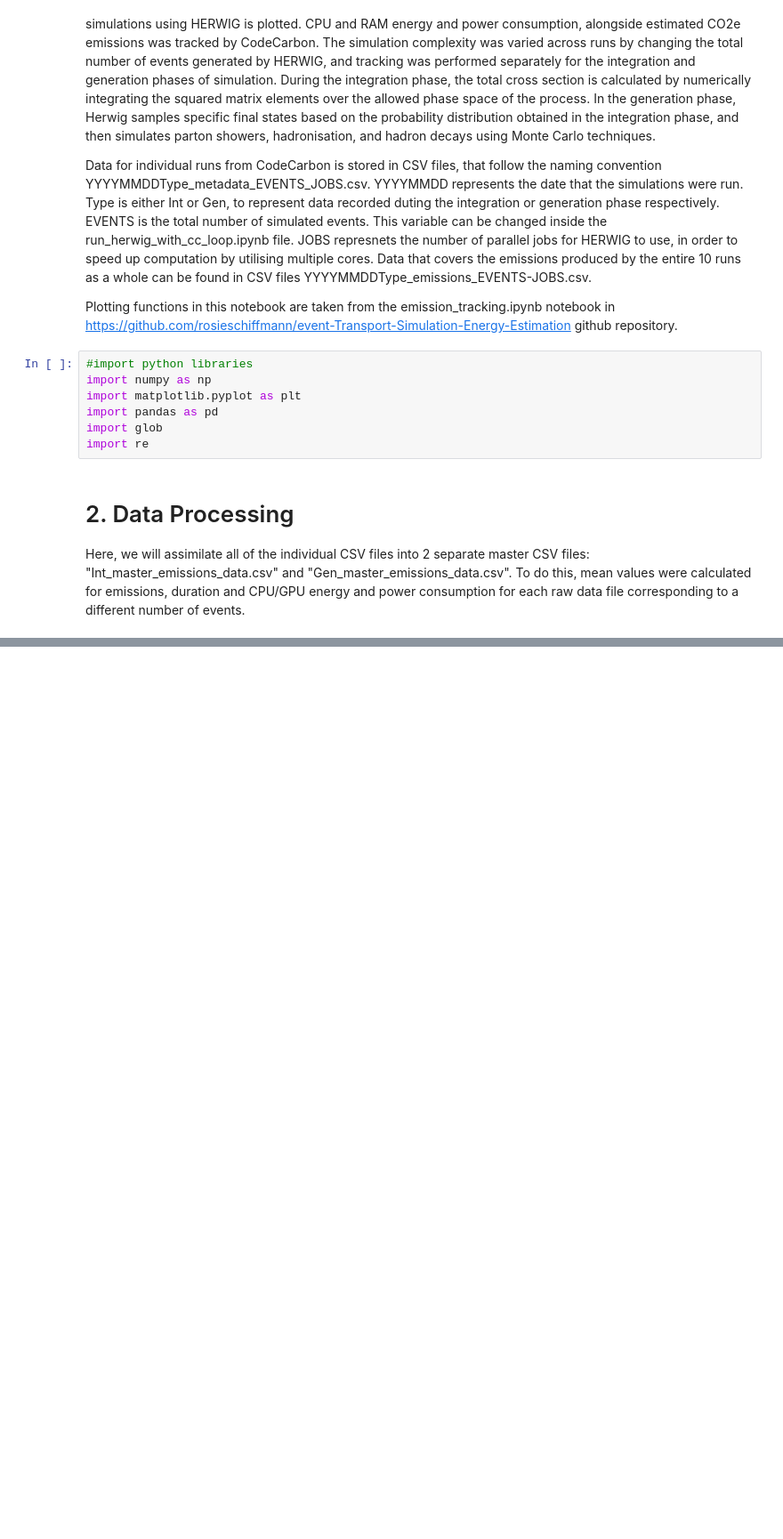
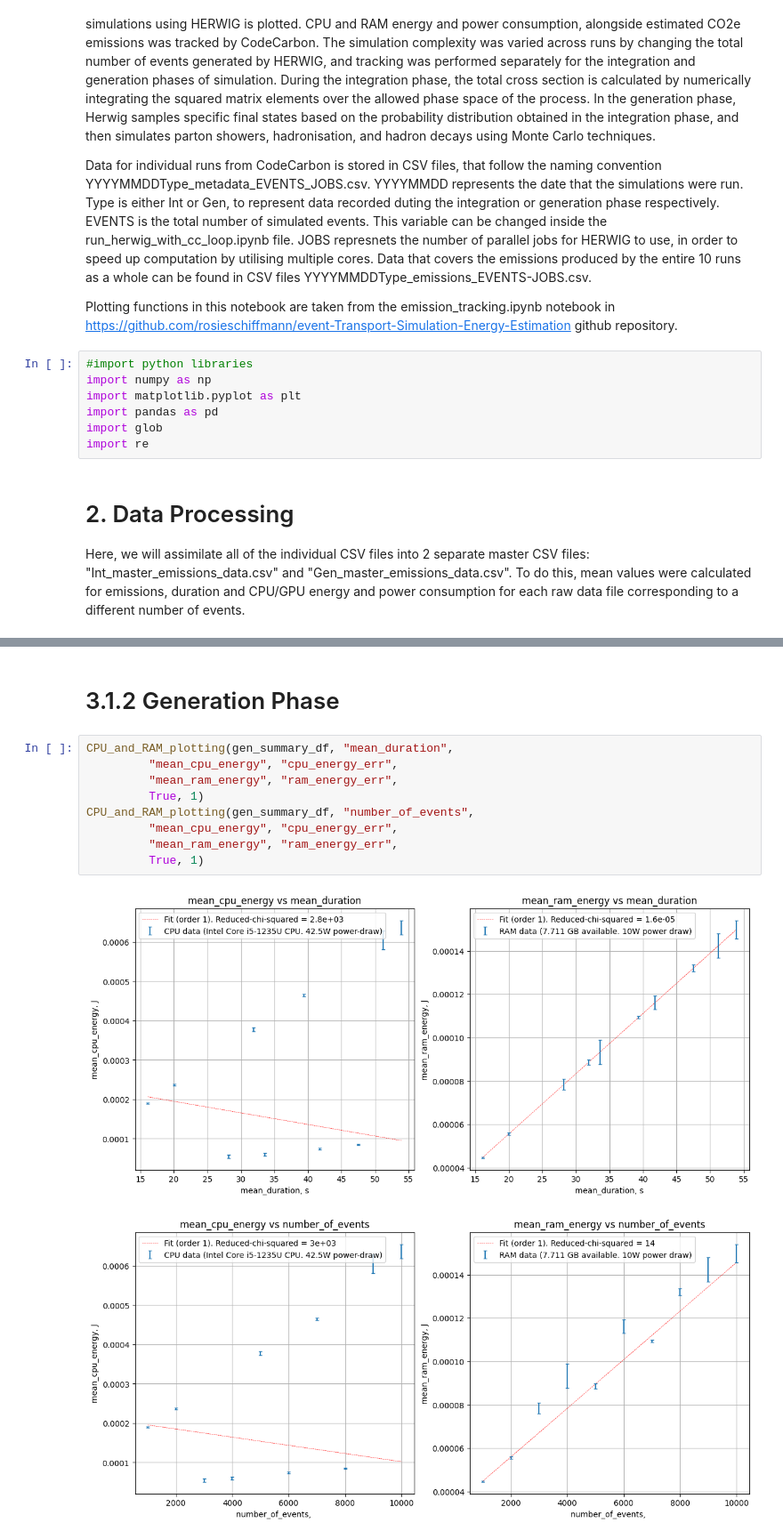
Before and after one commit to rosieschiffmann/herwig-emission-tracking, a Jupyter notebook: Plotting_herwig_cc.ipynb, the cells around one changed output, grey strips where cells are left out. Shown at 89% size. Saved outputs shown, nothing was run; the diff lists cells and outputs as text; blank space fills up the shorter version.

```diff
--- a/Plotting_herwig_cc.ipynb
+++ b/Plotting_herwig_cc.ipynb
@@ -92,0 +207,14 @@ gen_summary_df = generate_master_csv(gen_files, "Gen")
+# %% [markdown]
+# 3.1.2 Generation Phase
+# %%
+CPU_and_RAM_plotting(gen_summary_df, "mean_duration",
+         "mean_cpu_energy", "cpu_energy_err",
+         "mean_ram_energy", "ram_energy_err",
+         True, 1)
+CPU_and_RAM_plotting(gen_summary_df, "number_of_events",
+         "mean_cpu_energy", "cpu_energy_err",
+         "mean_ram_energy", "ram_energy_err",
+         True, 1)
+# %% [output]
+[figure, added]
+[figure, added]
```
Also changed, not shown: parts of 6 cells of this notebook.
